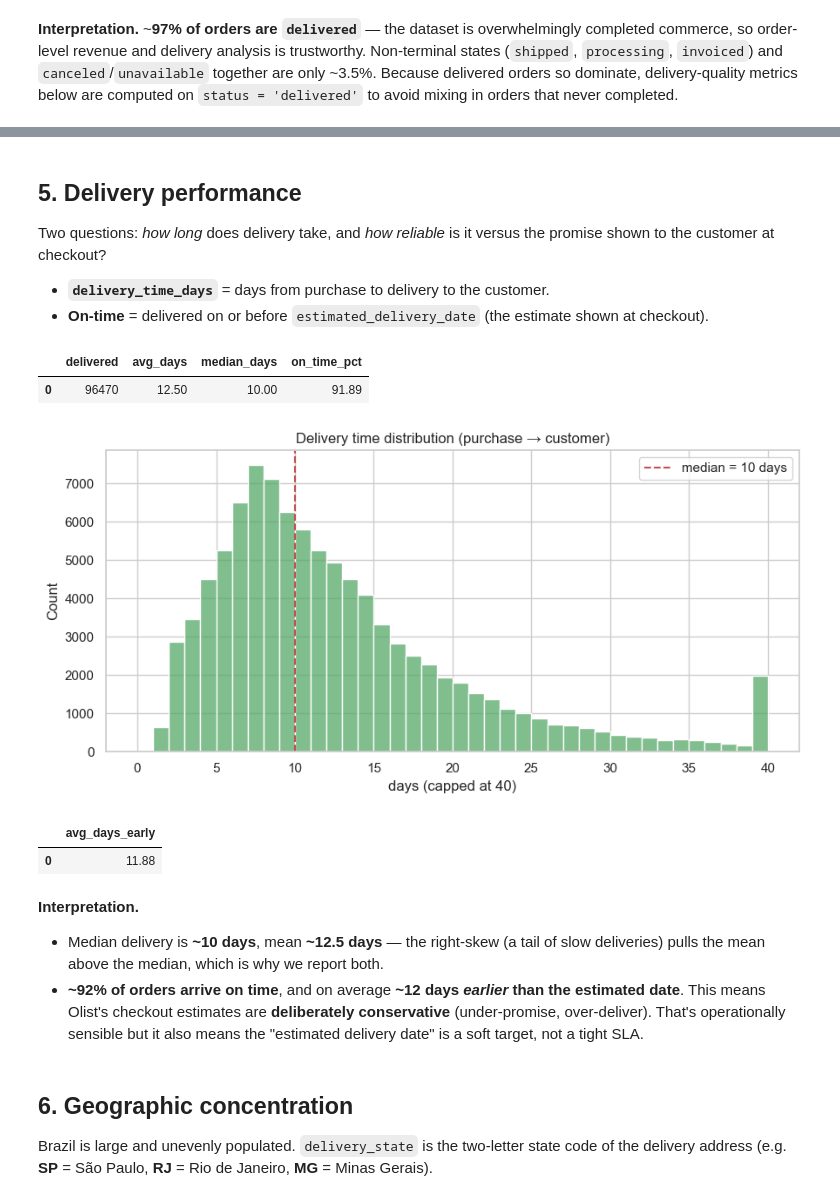
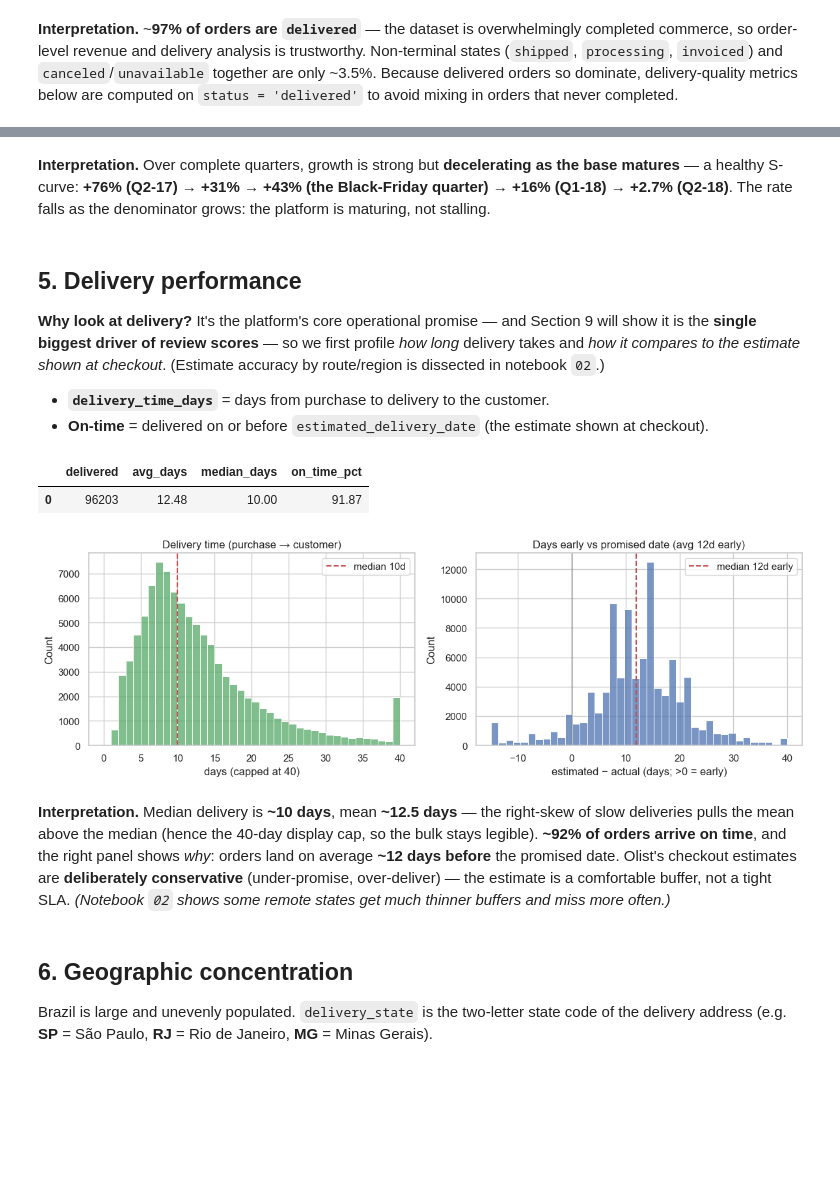
Before and after one commit to Darth0525/retail-platform-analytics, a Jupyter notebook: analysis/01_exploratory_analysis.ipynb, the cells around one changed output, grey strips where cells are left out. Drawn from its saved outputs; the diff is of its cells as text; code cells hidden in the pictures; blank space fills up the shorter version.

```diff
--- a/analysis/01_exploratory_analysis.ipynb
+++ b/analysis/01_exploratory_analysis.ipynb
@@ -44,6 +48,6 @@ names (Snowflake returns them uppercase) so the analysis code stays readable.
 # %%
 import sys
-sys.path.insert(0, ".")  # db.py lives in the notebooks/ folder (this notebook's directory)
+sys.path.insert(0, ".")  # db.py sits alongside this notebook in the analysis/ folder
 
 import db
 import pandas as pd
@@ -63,6 +67,10 @@ def q(sql: str) -> pd.DataFrame:
     df.columns = df.columns.str.lower()
     return df
 
+# Reliable analysis window (see caveats). Dropped into every query via an f-string. The upper bound is
+# exclusive, so Sep 2018 onward and all of 2016 are excluded.
+WINDOW = "purchased_at >= '2017-01-01' and purchased_at < '2018-09-01'"
+
 print("Connected:")
 print(q("select current_database() as db, current_schema() as schema, current_warehouse() as wh").to_string(index=False))
 # %% [output]
@@ -253,58 +258,63 @@ is the cutoff), so it is mechanically incomplete.
+# %% [markdown]
+**Interpretation.** Over complete quarters, growth is strong but **decelerating as the base
+matures** — a healthy S-curve: **+76% (Q2-17) → +31% → +43% (the Black-Friday quarter) → +16% (Q1-18)
+→ +2.7% (Q2-18)**. The rate falls as the denominator grows: the platform is maturing, not stalling.
 # %% [markdown]
 ## 5. Delivery performance
 
-Two questions: *how long* does delivery take, and *how reliable* is it versus the promise shown to
-the customer at checkout?
+**Why look at delivery?** It's the platform's core operational promise — and Section 9 will show it is
+the **single biggest driver of review scores** — so we first profile *how long* delivery takes and *how
+it compares to the estimate shown at checkout*. (Estimate accuracy by route/region is dissected in
+notebook `02`.)
 
 - **`delivery_time_days`** = days from purchase to delivery to the customer.
 - **On-time** = delivered on or before `estimated_delivery_date` (the estimate shown at checkout).
 # %%
-deliv = q('''
+deliv = q(f'''
     select count(*) as delivered,
            avg(delivery_time_days)  as avg_days,
            median(delivery_time_days) as median_days,
            avg(iff(is_delivered_on_time, 1, 0)) * 100 as on_time_pct
     from dev_marts.fct_orders
-    where status = 'delivered' and delivery_time_days is not null
+    where status = 'delivered' and delivery_time_days is not null and {WINDOW}
 ''')
 deliv
 # %% [output]
 |  | delivered | avg_days | median_days | on_time_pct |
-| 0 | 96470 | 12.50 | 10.00 | 91.89 |
+| 0 | 96203 | 12.48 | 10.00 | 91.87 |
 # %%
-# Distribution of delivery times (capped at 40 days for readability)
-dist = q('''
-    select least(delivery_time_days, 40) as days
+# Two distributions. Left: delivery time, capped at 40 days — a long right tail of slow deliveries
+# would otherwise squash the bulk of the mass into the left edge. Right: the "buffer" = days the order
+# arrived BEFORE the promised date (estimated - actual; >0 = early), capped to a readable range.
+dist = q(f'''
+    select least(delivery_time_days, 40) as days,
+           greatest(least(datediff('day', delivered_to_customer_at, estimated_delivery_date), 40), -15) as days_early
     from dev_marts.fct_orders
-    where status = 'delivered' and delivery_time_days between 0 and 200
+    where status = 'delivered' and delivery_time_days between 0 and 200 and {WINDOW}
 ''')
-fig, ax = plt.subplots()
-sns.histplot(dist["days"], bins=40, color="#55A868", ax=ax)
-ax.axvline(dist["days"].median(), color="#C44E52", ls="--", label=f"median = {dist['days'].median():.0f} days")
-ax.set_title("Delivery time distribution (purchase → customer)")
-ax.set_xlabel("days (capped at 40)"); ax.legend()
+avg_early = q(f'''select avg(datediff('day', delivered_to_customer_at, estimated_delivery_date)) as p
+    from dev_marts.fct_orders
+    where status = 'delivered' and delivered_to_customer_at is not null and {WINDOW}''').iloc[0, 0]
+
+fig, (ax1, ax2) = plt.subplots(1, 2, figsize=(12, 4))
+sns.histplot(dist["days"], bins=40, color="#55A868", ax=ax1)
+ax1.axvline(dist["days"].median(), color="#C44E52", ls="--", label=f"median {dist['days'].median():.0f}d")
+ax1.set_title("Delivery time (purchase → customer)"); ax1.set_xlabel("days (capped at 40)"); ax1.legend()
+sns.histplot(dist["days_early"], bins=40, color="#4C72B0", ax=ax2)
+ax2.axvline(0, color="grey", lw=1)
+ax2.axvline(dist["days_early"].median(), color="#C44E52", ls="--", label=f"median {dist['days_early'].median():.0f}d early")
+ax2.set_title(f"Days early vs promised date (avg {avg_early:.0f}d early)")
+ax2.set_xlabel("estimated − actual (days; >0 = early)"); ax2.legend()
 plt.tight_layout(); plt.show()
 # %% [output]
-[figure, old version]
+[figure, new version]
-# %%
-# How much earlier/later than the promised date do orders actually arrive?
-buffer = q('''
-    select avg(datediff('day', delivered_to_customer_at, estimated_delivery_date)) as avg_days_early
-    from dev_marts.fct_orders
-    where status = 'delivered' and delivered_to_customer_at is not null
-''')
-buffer
-# %% [output]
-|  | avg_days_early |
-| 0 | 11.88 |
 # %% [markdown]
-**Interpretation.**
-- Median delivery is **~10 days**, mean **~12.5 days** — the right-skew (a tail of slow deliveries)
-  pulls the mean above the median, which is why we report both.
-- **~92% of orders arrive on time**, and on average **~12 days *earlier* than the estimated date**.
-  This means Olist's checkout estimates are **deliberately conservative** (under-promise, over-deliver).
-  That's operationally sensible but it also means the "estimated delivery date" is a soft target, not
-  a tight SLA.
+**Interpretation.** Median delivery is **~10 days**, mean **~12.5 days** — the right-skew of slow
+deliveries pulls the mean above the median (hence the 40-day display cap, so the bulk stays legible).
+**~92% of orders arrive on time**, and the right panel shows *why*: orders land on average **~12 days
+before** the promised date. Olist's checkout estimates are **deliberately conservative** (under-promise,
+over-deliver) — the estimate is a comfortable buffer, not a tight SLA. *(Notebook `02` shows some remote
+states get much thinner buffers and miss more often.)*
 # %% [markdown]
 ## 6. Geographic concentration
 
```
Also changed, not shown: parts of 45 cells of this notebook.
